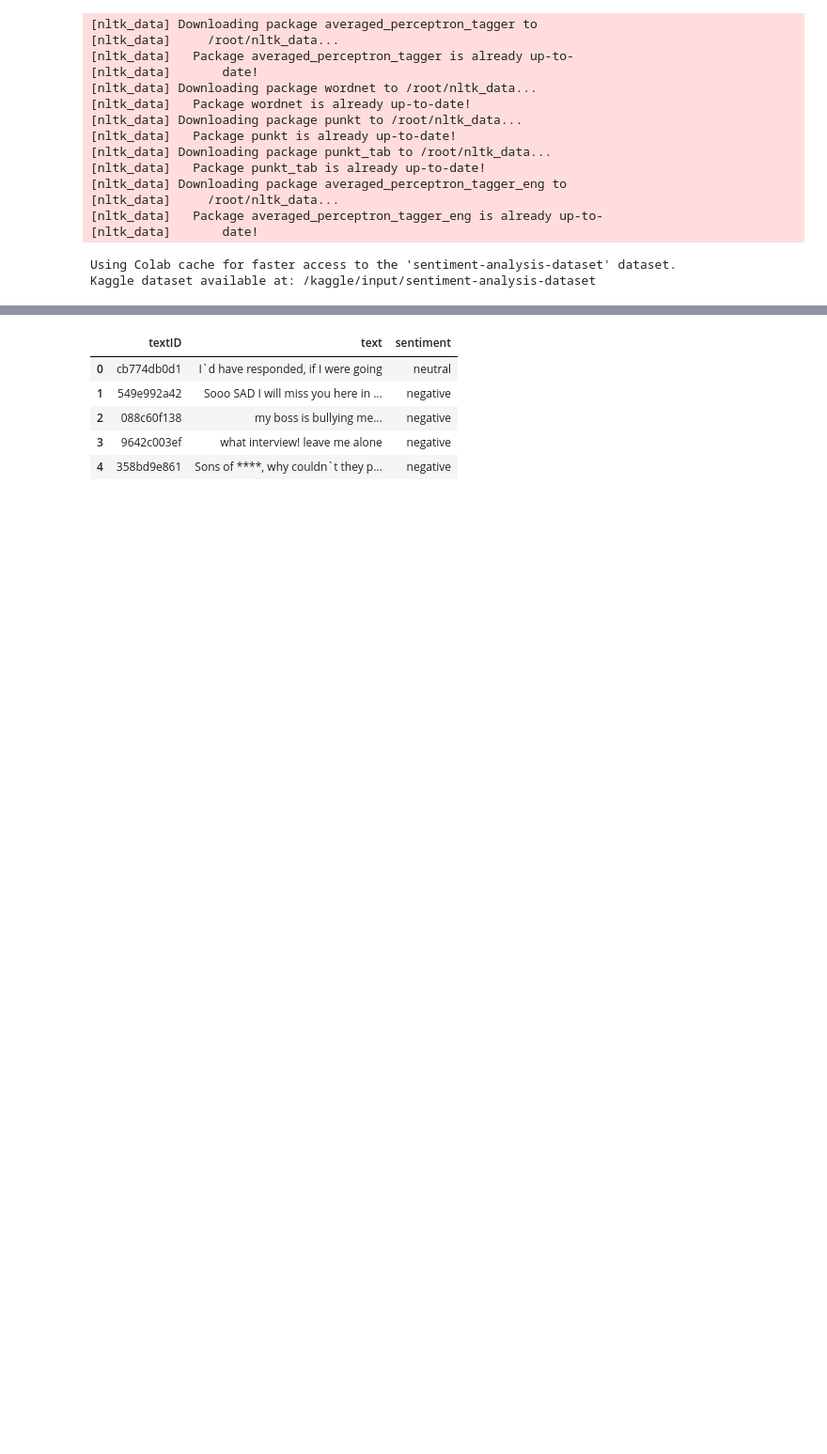
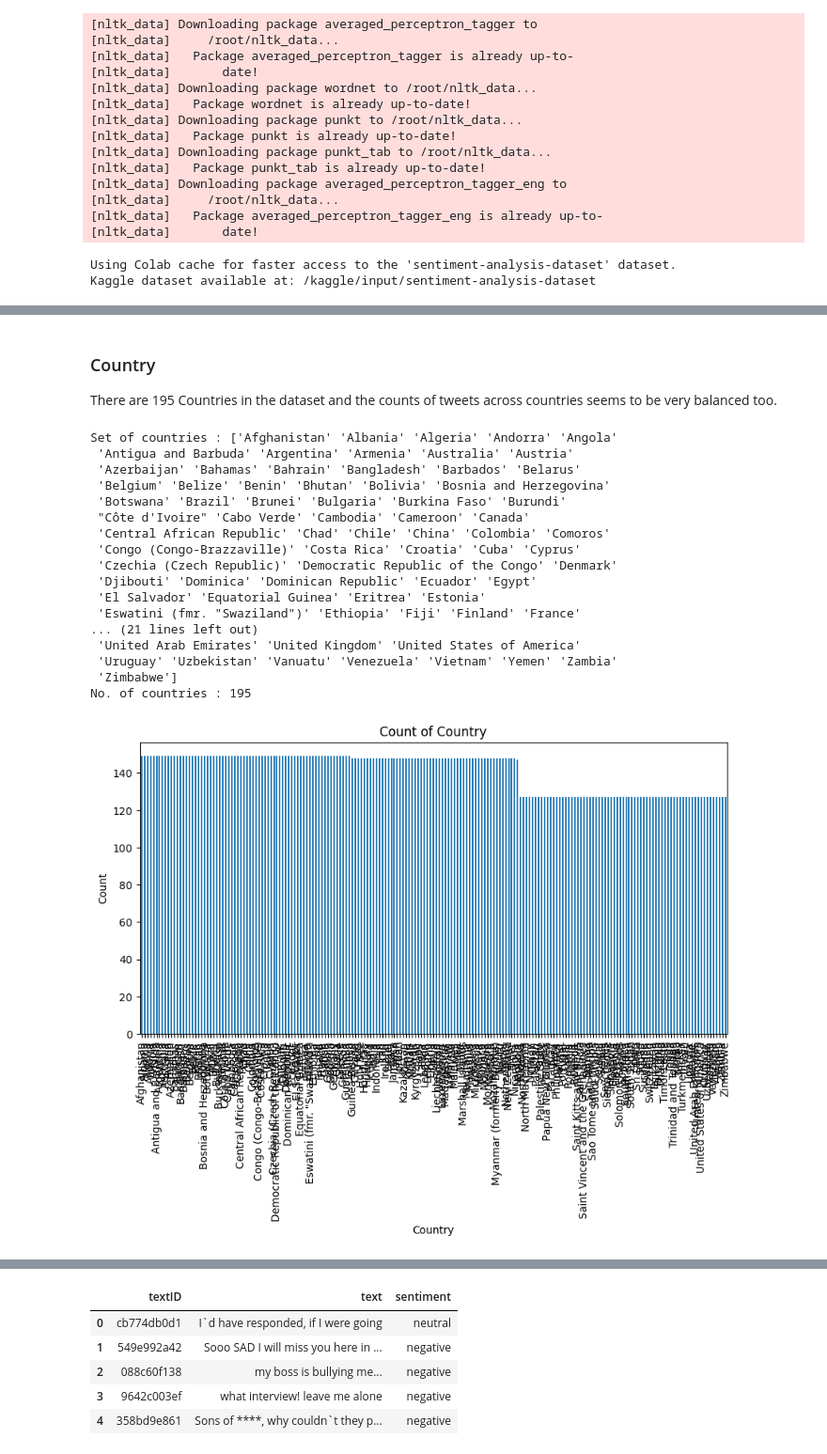
Before and after one commit to jinyang628/cs4248, a Jupyter notebook: CS4248.ipynb, the cells around one changed output, grey strips where cells are left out. Shown at 94% size. Cells and saved outputs as stored; diff of their text form; code cells hidden in the pictures; blank space fills up the shorter version.

```diff
--- a/CS4248.ipynb
+++ b/CS4248.ipynb
@@ -73,0 +232,35 @@ test_df = pd.read_csv(test_csv_path, encoding='latin1')
+# %% [markdown]
+### Country
+There are 195 Countries in the dataset and the counts of tweets across countries seems to be very balanced too.
+# %%
+# Country (train)
+country_set = train_df['Country'].unique()
+print(f'Set of countries : {country_set}')
+print(f'No. of countries : {len(country_set)}')
+
+country_counts = train_df['Country'].value_counts(dropna=False)
+
+ax = country_counts.plot(kind="bar", figsize=(10, 5))
+ax.set_title(f"Count of Country")
+ax.set_xlabel("Country")
+ax.set_ylabel("Count")
+plt.show()
+# %% [output]
+Set of countries : ['Afghanistan' 'Albania' 'Algeria' 'Andorra' 'Angola'
+ 'Antigua and Barbuda' 'Argentina' 'Armenia' 'Australia' 'Austria'
+ 'Azerbaijan' 'Bahamas' 'Bahrain' 'Bangladesh' 'Barbados' 'Belarus'
+ 'Belgium' 'Belize' 'Benin' 'Bhutan' 'Bolivia' 'Bosnia and Herzegovina'
+ 'Botswana' 'Brazil' 'Brunei' 'Bulgaria' 'Burkina Faso' 'Burundi'
+ "Côte d'Ivoire" 'Cabo Verde' 'Cambodia' 'Cameroon' 'Canada'
+ 'Central African Republic' 'Chad' 'Chile' 'China' 'Colombia' 'Comoros'
+ 'Congo (Congo-Brazzaville)' 'Costa Rica' 'Croatia' 'Cuba' 'Cyprus'
+ 'Czechia (Czech Republic)' 'Democratic Republic of the Congo' 'Denmark'
+ 'Djibouti' 'Dominica' 'Dominican Republic' 'Ecuador' 'Egypt'
+ 'El Salvador' 'Equatorial Guinea' 'Eritrea' 'Estonia'
+ 'Eswatini (fmr. "Swaziland")' 'Ethiopia' 'Fiji' 'Finland' 'France'
+... (21 lines left out)
+ 'United Arab Emirates' 'United Kingdom' 'United States of America'
+ 'Uruguay' 'Uzbekistan' 'Vanuatu' 'Venezuela' 'Vietnam' 'Yemen' 'Zambia'
+ 'Zimbabwe']
+No. of countries : 195
+[figure, added]
```
Also changed, not shown: parts of 35 cells of this notebook.
